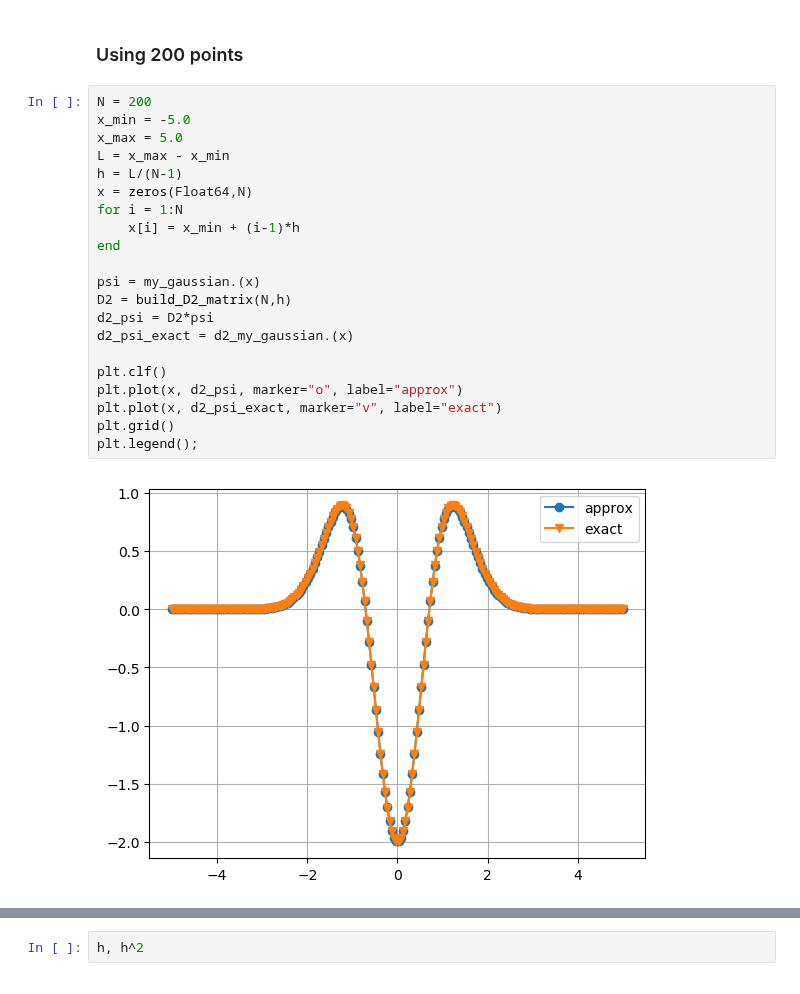
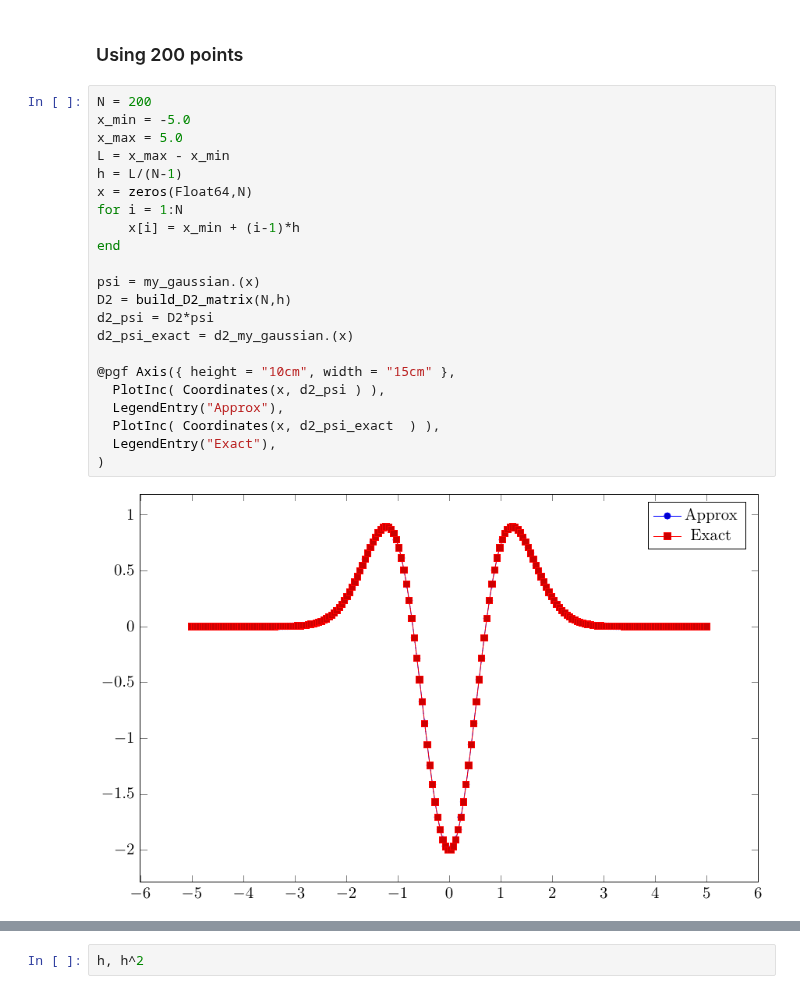
Before and after one commit to f-fathurrahman/ffr-komputasi-material, a Jupyter notebook: ComputationalQM/FD1d_v1.ipynb, the cells around one changed output, grey strips where cells are left out. Drawn from its saved outputs; the diff is of its cells as text.

```diff
--- a/ComputationalQM/FD1d_v1.ipynb
+++ b/ComputationalQM/FD1d_v1.ipynb
@@ -232,23 +245,24 @@ The error should be in the order of $h^2$.
 # %%
 N = 200
 x_min = -5.0
 x_max = 5.0
 L = x_max - x_min
 h = L/(N-1)
 x = zeros(Float64,N)
 for i = 1:N
     x[i] = x_min + (i-1)*h
 end
 
 psi = my_gaussian.(x)
 D2 = build_D2_matrix(N,h)
 d2_psi = D2*psi
 d2_psi_exact = d2_my_gaussian.(x)
 
-plt.clf()
-plt.plot(x, d2_psi, marker="o", label="approx")
-plt.plot(x, d2_psi_exact, marker="v", label="exact")
-plt.grid()
-plt.legend();
+@pgf Axis({ height = "10cm", width = "15cm" },
+  PlotInc( Coordinates(x, d2_psi ) ),
+  LegendEntry("Approx"),
+  PlotInc( Coordinates(x, d2_psi_exact  ) ),
+  LegendEntry("Exact"),
+)
 # %% [output]
-[figure, old version]
+[figure, new version]
```
Also changed, not shown: parts of 52 cells of this notebook, 1 other file.
